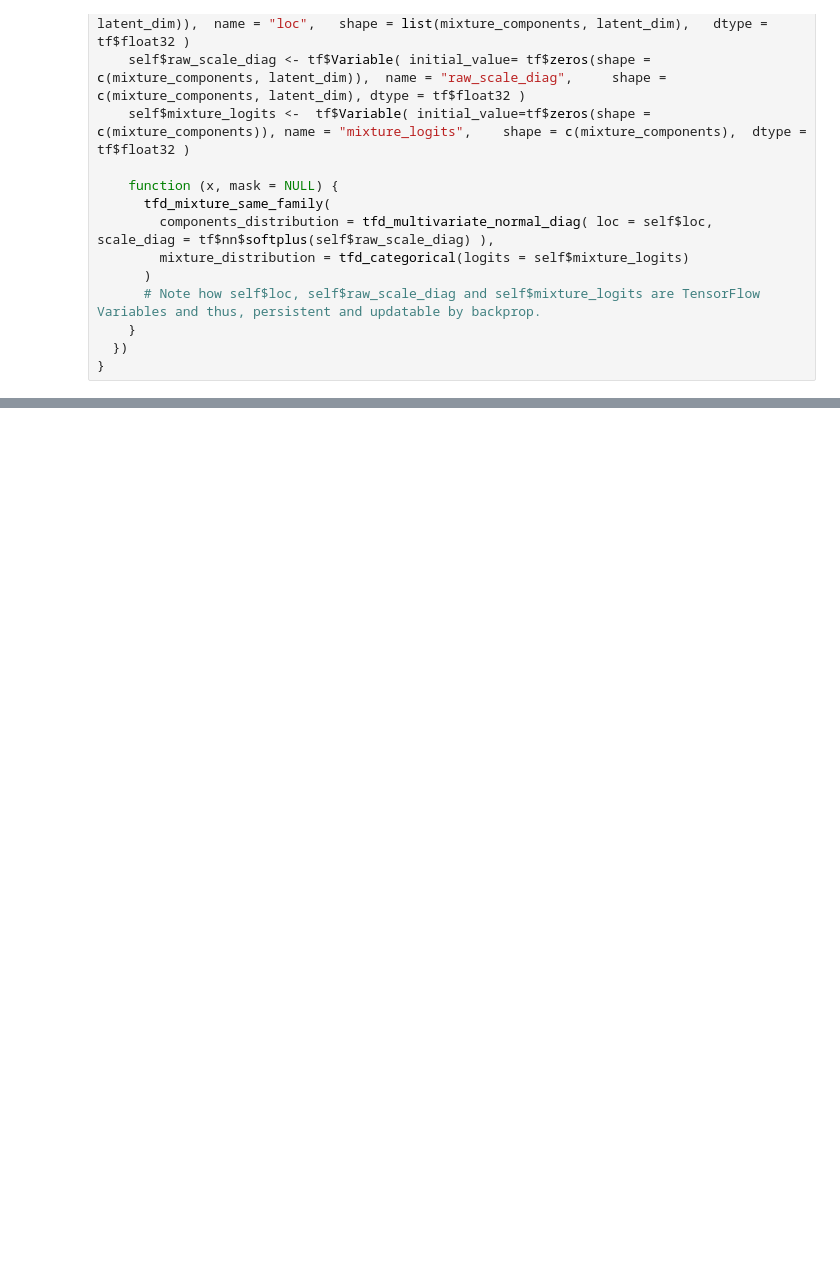
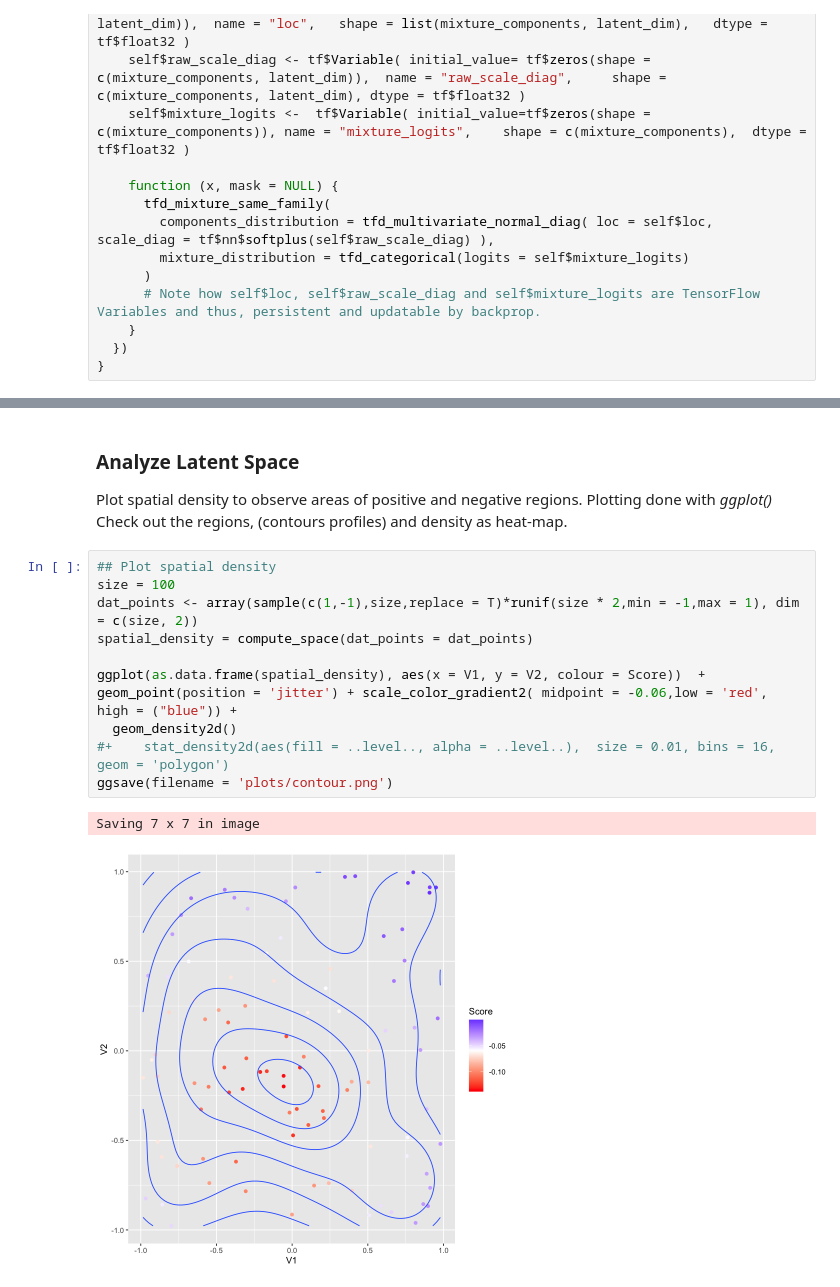
Before and after one commit to vishalhawa/odsc, a Jupyter notebook: tfp_rnn_vae_lp.ipynb, the cells around one changed output, grey strips where cells are left out. Cells and saved outputs as stored; diff of their text form; blank space fills up the shorter version.

```diff
--- a/tfp_rnn_vae_lp.ipynb
+++ b/tfp_rnn_vae_lp.ipynb
@@ -160,0 +200,18 @@ show_space('test',size = 2000,encoder = encoder_ts, pre = '_lp',
+# %% [markdown]
+### Analyze Latent Space
+
+Plot spatial density to observe areas of positive and negative regions. Plotting done with *ggplot()*
+Check out the regions, (contours profiles) and density as heat-map.
+# %%
+## Plot spatial density
+size = 100
+dat_points <- array(sample(c(1,-1),size,replace = T)*runif(size * 2,min = -1,max = 1), dim = c(size, 2))
+spatial_density = compute_space(dat_points = dat_points)
+
+ggplot(as.data.frame(spatial_density), aes(x = V1, y = V2, colour = Score))  +   geom_point(position = 'jitter') + scale_color_gradient2( midpoint = -0.06,low = 'red',  high = ("blue")) +
+  geom_density2d()
+#+    stat_density2d(aes(fill = ..level.., alpha = ..level..),  size = 0.01, bins = 16, geom = 'polygon')
+ggsave(filename = 'plots/contour.png')
+# %% [output]
+Saving 7 x 7 in image
+[figure, added]
```
Also changed, not shown: parts of 16 cells of this notebook, 10 other files.
